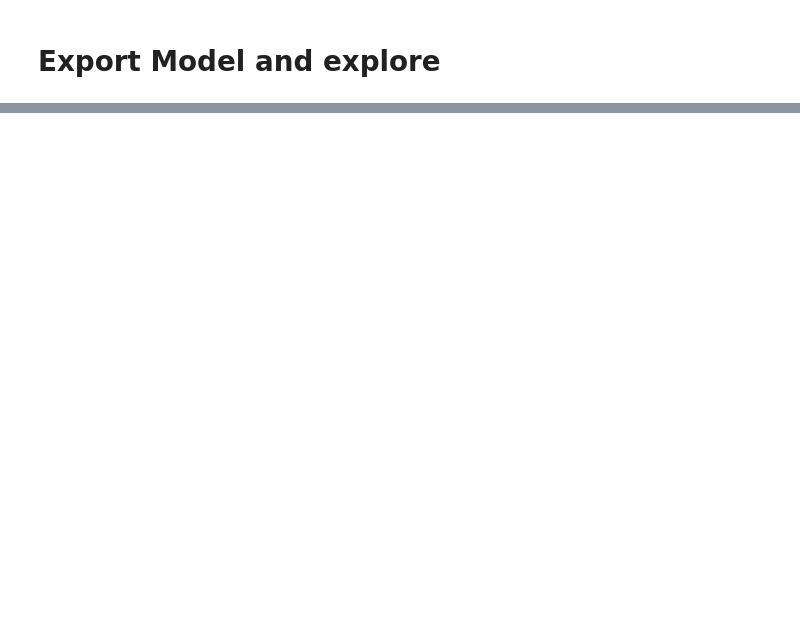
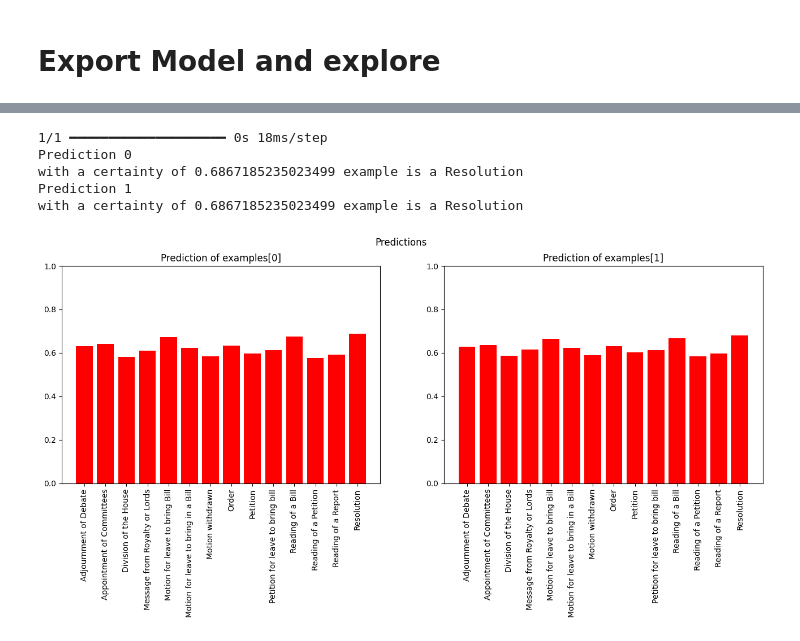
Before and after one commit to sebastian-fath/dh-parlproc, a Jupyter notebook: exploration.ipynb, the cells around one changed output, grey strips where cells are left out. Saved outputs shown, nothing was run; the diff lists cells and outputs as text; code cells hidden in the pictures; blank space fills up the shorter version.

```diff
--- a/exploration.ipynb
+++ b/exploration.ipynb
@@ -410,0 +412,48 @@ for index, prediction in enumerate(predictions):
+# %%
+examples = tf.constant([
+    """Mr. Thomas Williams presented, pursuant to the directions of an Act
+    of Parliament,Copy of an Order, dated 21st July 1945, entitled the
+    Sea-Fishing Industry (Restriction of Fishing in Northern Waters)
+    Suspension Order, 1945. Ordered, That the said Paper do lie upon the
+    Table.""",
+    """Ordered, That a Bill be brought in upon the said Resolution: And
+    that Mr. Thomas, development. Sir Oswald Mosley, Mr. Pethick-Lawrence,
+    and Mr. Lunn do prepare and bring it in. Mr. Lunn accordingly presented
+    a Bill to authorise the making of advances for aiding Development and
+    developing agriculture and industry in certain Colonies and
+    Territories; to provide for the extension of the Colonial Stock Acts,
+    1877 to 1900, to stock forming part of the public debt of certain
+    protected and mandated Territories; and to amend the Palestine and East
+    Africa Loans Act, 1926, and section eleven of the Trusts (Scotland)
+    Act, 1921 : And the same was read the first time, and ordered to be
+    read a second time upon Wednesday next; and to be printed."""
+])
+
+predictions = final_model.predict(examples)
+
+for index, predicition in enumerate(predictions):
+    print(f"Prediction {index}")
+    max_i = 0
+    max_p = 0.0
+    for i, p in enumerate(prediction):
+        if p > max_p:
+            max_p = p
+            max_i = i
+    print(f"with a certainty of {max_p} example is a {tf_train_data.class_names[max_i]}")
+
+
+fig, axs = plt.subplots(1, len(predictions))
+fig.set_size_inches(16, 5)
+fig.suptitle("Predictions")
+for index, prediction in enumerate(predictions):
+    axs[index].bar(tf_train_data.class_names, prediction, color='red')
+    axs[index].set_title(f"Prediction of examples[{index}]")
+    axs[index].set(ylim=(0,1))
+    axs[index].tick_params(axis='x', labelrotation=90)
+# %% [output]
+1/1 ━━━━━━━━━━━━━━━━━━━━ 0s 18ms/step
+Prediction 0
+with a certainty of 0.6867185235023499 example is a Resolution
+Prediction 1
+with a certainty of 0.6867185235023499 example is a Resolution
+[figure, added]
```
Also changed, not shown: parts of 23 cells of this notebook, 18 other files.
